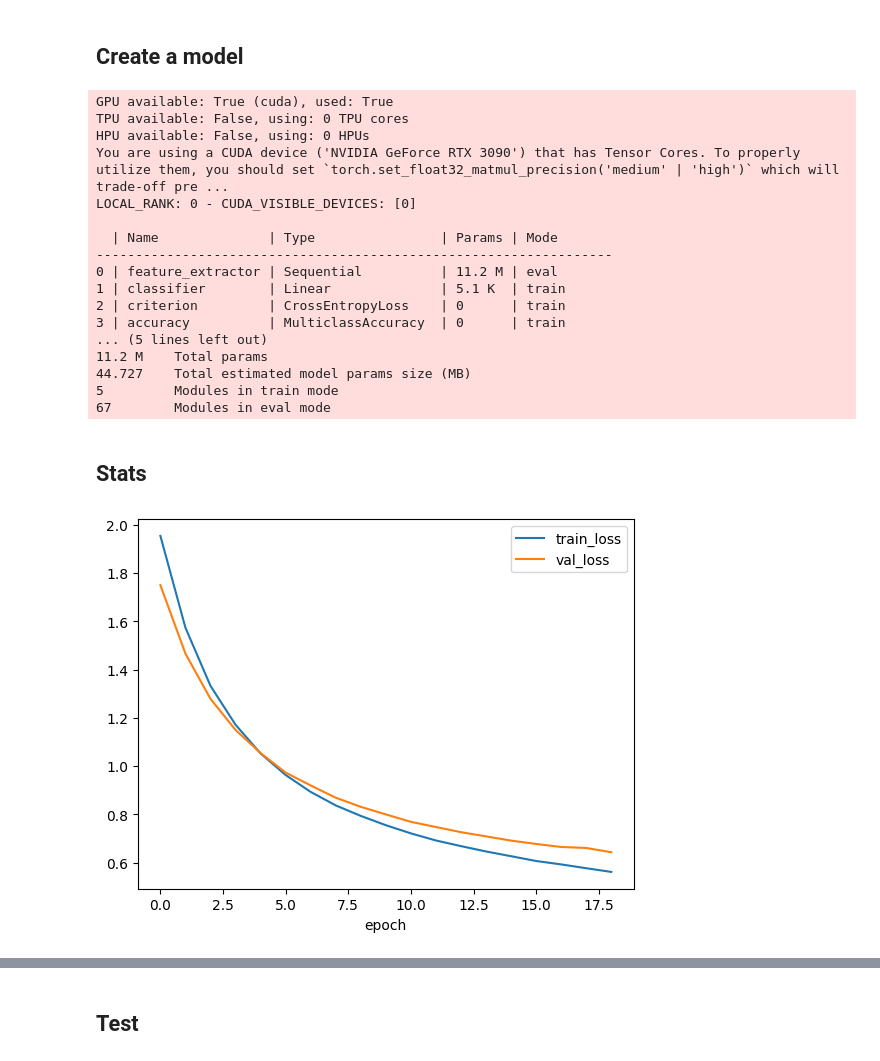
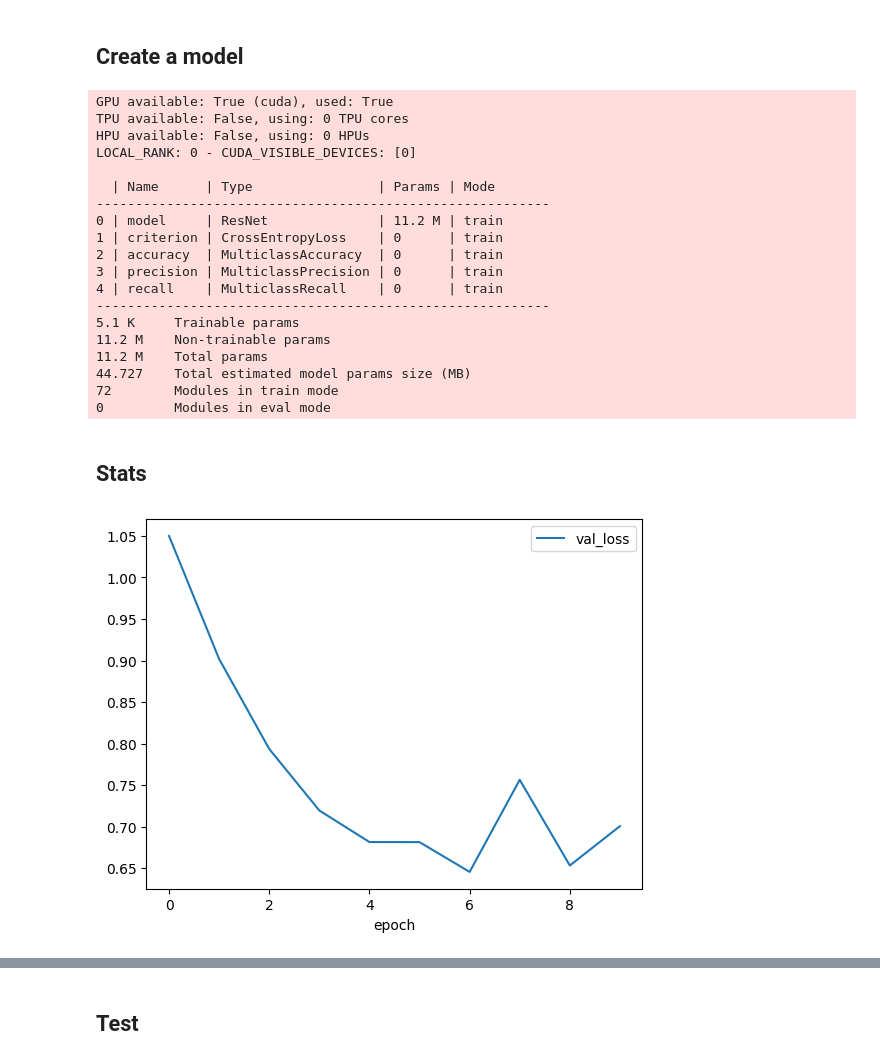
Before and after one commit to bshtmichielsen/clothing-classifier, a Jupyter notebook: clothing-classifier.ipynb, the cells around one changed output, grey strips where cells are left out. Saved outputs shown, nothing was run; the diff lists cells and outputs as text; code cells hidden in the pictures.

```diff
--- a/clothing-classifier.ipynb
+++ b/clothing-classifier.ipynb
@@ -132,30 +123,34 @@ early_stop_callback = EarlyStopping(monitor="val_accuracy", min_delta=0.00, pati
 # %%
-trainer = Trainer(logger=logger, max_epochs=999, callbacks=[early_stop_callback])
+logger = CSVLogger(save_dir=".")
+stop = EarlyStopping(monitor="val_loss")
+trainer = Trainer(max_epochs=-1, logger=logger, callbacks=[stop])
 trainer.fit(model, datamodule=dataset)
 # %% [output]
 GPU available: True (cuda), used: True
 TPU available: False, using: 0 TPU cores
 HPU available: False, using: 0 HPUs
-You are using a CUDA device ('NVIDIA GeForce RTX 3090') that has Tensor Cores. To properly utilize them, you should set `torch.set_float32_matmul_precision('medium' | 'high')` which will trade-off pre ...
 LOCAL_RANK: 0 - CUDA_VISIBLE_DEVICES: [0]
 
-  | Name              | Type                | Params | Mode
-------------------------------------------------------------------
-0 | feature_extractor | Sequential          | 11.2 M | eval
-1 | classifier        | Linear              | 5.1 K  | train
-2 | criterion         | CrossEntropyLoss    | 0      | train
-3 | accuracy          | MulticlassAccuracy  | 0      | train
-... (5 lines left out)
+  | Name      | Type                | Params | Mode
+----------------------------------------------------------
+0 | model     | ResNet              | 11.2 M | train
+1 | criterion | CrossEntropyLoss    | 0      | train
+2 | accuracy  | MulticlassAccuracy  | 0      | train
+3 | precision | MulticlassPrecision | 0      | train
+4 | recall    | MulticlassRecall    | 0      | train
+----------------------------------------------------------
+5.1 K     Trainable params
+11.2 M    Non-trainable params
 11.2 M    Total params
 44.727    Total estimated model params size (MB)
-5         Modules in train mode
-67        Modules in eval mode
+72        Modules in train mode
+0         Modules in eval mode
 # %% [markdown]
 ## Stats
 # %%
-metrics = pandas.read_csv(os.path.join(log_path, name, "version_" + str(logger.version), "metrics.csv"))
+metrics = pandas.read_csv(os.path.join(trainer.log_dir, "metrics.csv"))
 # %%
-loss_metrics = metrics[["epoch", "train_loss", "val_loss"]].groupby("epoch").first().reset_index().dropna().set_index("epoch")
+loss_metrics = metrics[["epoch", "val_loss"]].set_index("epoch")
 plot = loss_metrics.plot()
 # %% [output]
-[figure, old version]
+[figure, new version]
```
Also changed, not shown: parts of 8 cells of this notebook, 1 other file.
